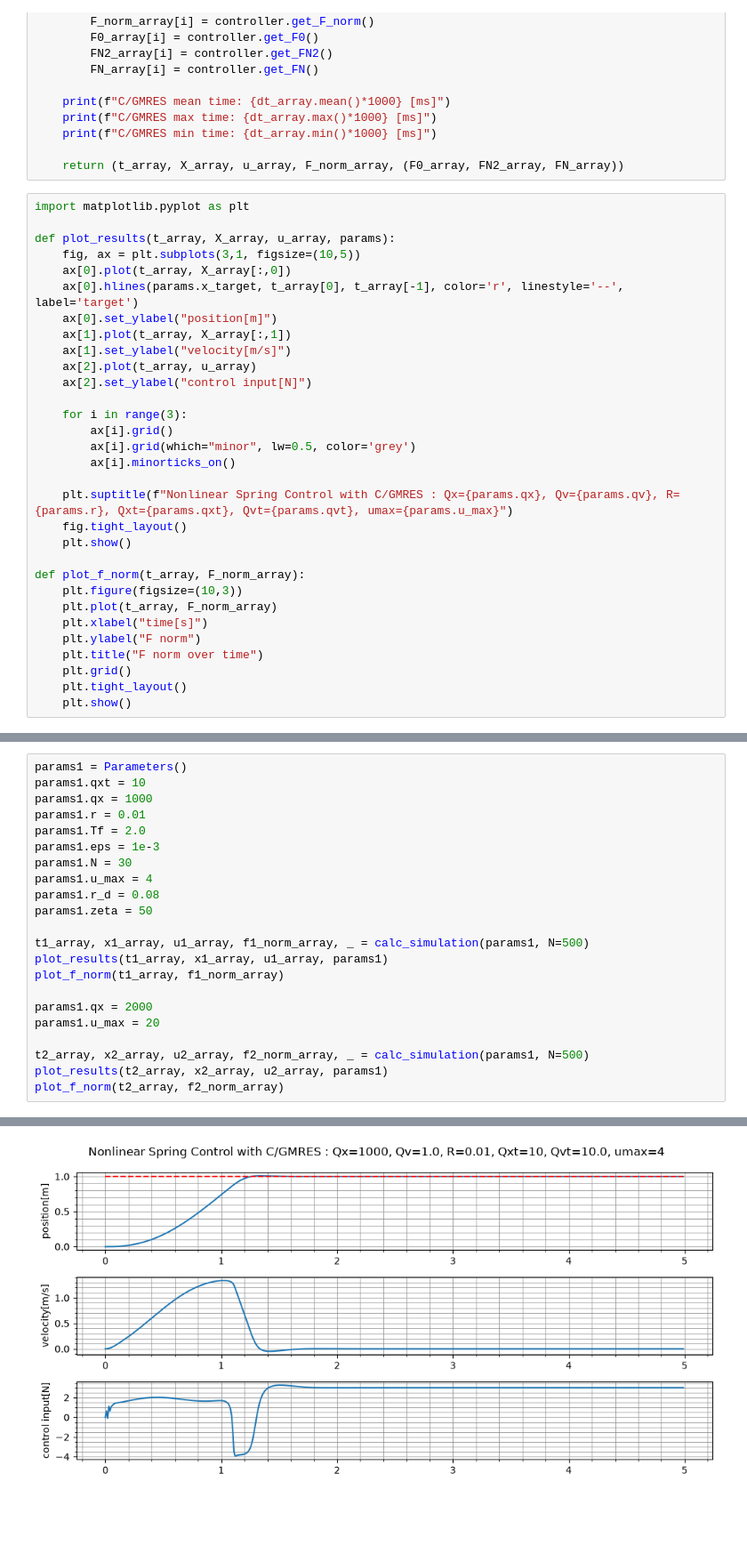
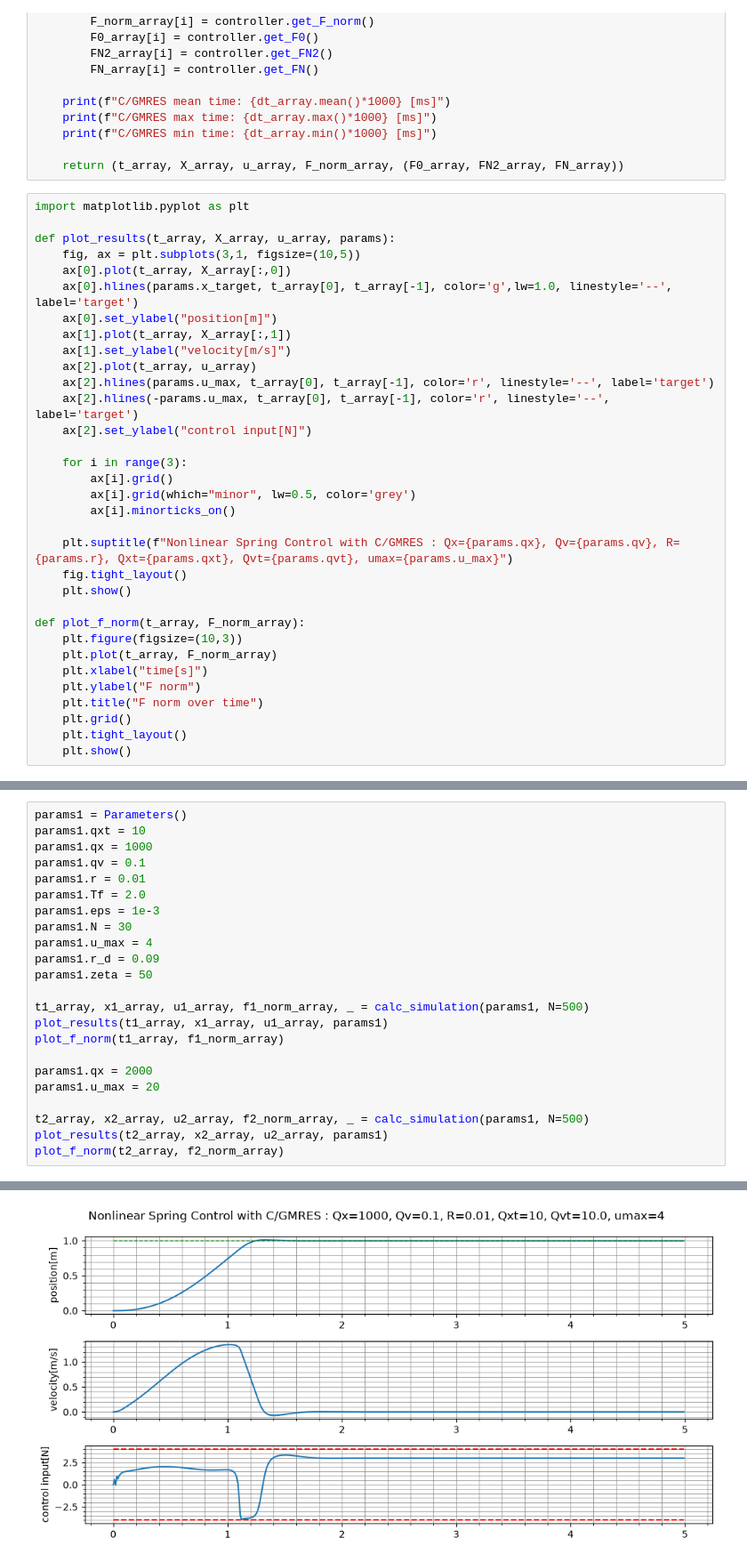
Before and after one commit to hideto008/learning_C-GMRES, a Jupyter notebook: Application/nonlinear_spring_with_constraint.ipynb, the cells around one changed output, grey strips where cells are left out. Shown at 89% size. Saved outputs shown, nothing was run; the diff lists cells and outputs as text; blank space fills up the shorter version.

```diff
--- a/Application/nonlinear_spring_with_constraint.ipynb
+++ b/Application/nonlinear_spring_with_constraint.ipynb
@@ -988,11 +981,13 @@ import matplotlib.pyplot as plt
 def plot_results(t_array, X_array, u_array, params):
     fig, ax = plt.subplots(3,1, figsize=(10,5))
     ax[0].plot(t_array, X_array[:,0])
-    ax[0].hlines(params.x_target, t_array[0], t_array[-1], color='r', linestyle='--', label='target')
+    ax[0].hlines(params.x_target, t_array[0], t_array[-1], color='g',lw=1.0, linestyle='--', label='target')
     ax[0].set_ylabel("position[m]")
     ax[1].plot(t_array, X_array[:,1])
     ax[1].set_ylabel("velocity[m/s]")
     ax[2].plot(t_array, u_array)
+    ax[2].hlines(params.u_max, t_array[0], t_array[-1], color='r', linestyle='--', label='target')
+    ax[2].hlines(-params.u_max, t_array[0], t_array[-1], color='r', linestyle='--', label='target')
     ax[2].set_ylabel("control input[N]")
 
     for i in range(3):
@@ -1017,12 +1020,13 @@ def plot_f_norm(t_array, F_norm_array):
 params1 = Parameters()
 params1.qxt = 10
 params1.qx = 1000
+params1.qv = 0.1
 params1.r = 0.01
 params1.Tf = 2.0
 params1.eps = 1e-3
 params1.N = 30
 params1.u_max = 4
-params1.r_d = 0.08
+params1.r_d = 0.09
 params1.zeta = 50
 
 t1_array, x1_array, u1_array, f1_norm_array, _ = calc_simulation(params1, N=500)
@@ -1042 +1046 @@ C/GMRES min time: 0.35189099980925675 [ms]
-[figure, old version]
+[figure, new version]
```
Also changed, not shown: parts of 14 cells of this notebook.
